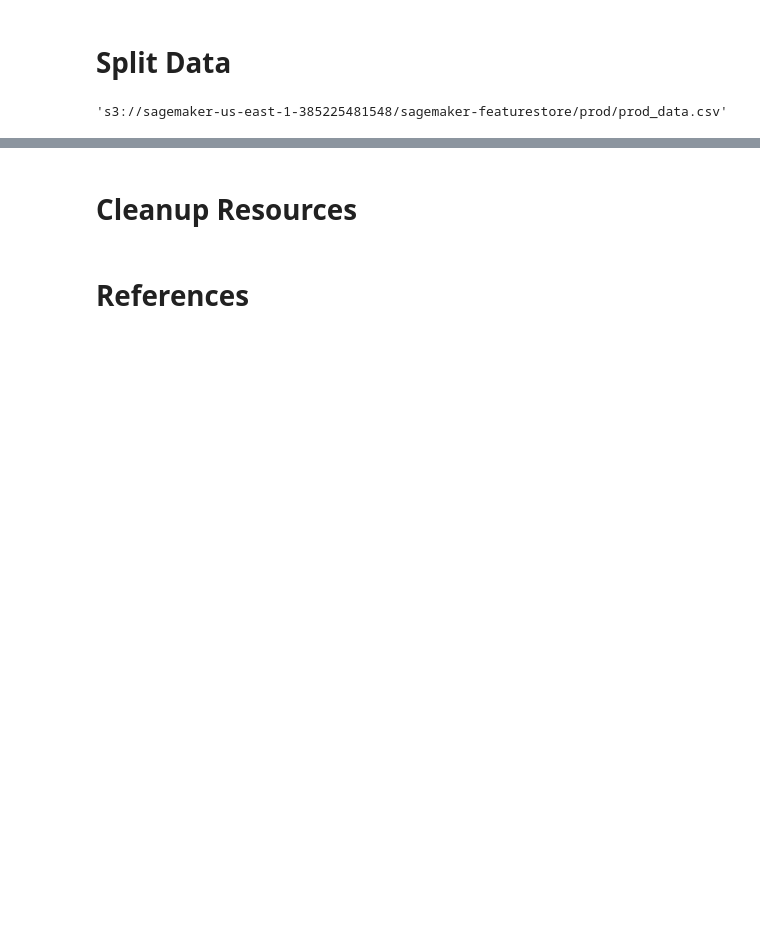
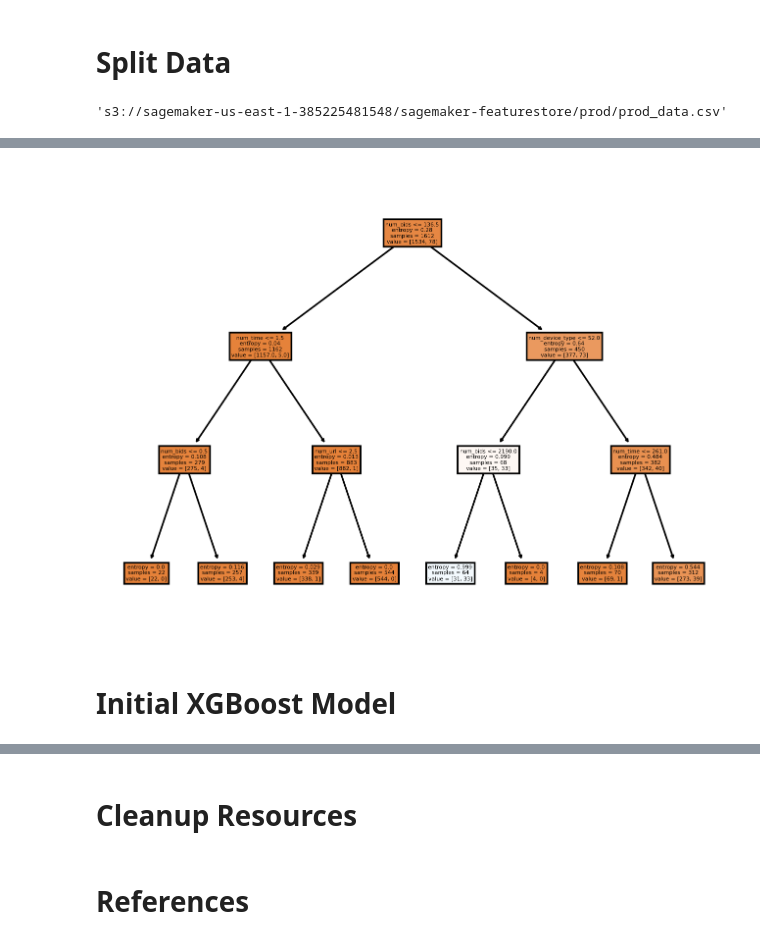
Before and after one commit to carson-edmonds/AAI-540_Final_Project, a Jupyter notebook: Bid_Bot_Classification_AWS.ipynb, the cells around one changed output, grey strips where cells are left out. Saved outputs shown, nothing was run; the diff lists cells and outputs as text; code cells hidden in the pictures; blank space fills up the shorter version.

Commit message:
Benchmark model and evaluation

```diff
--- a/Bid_Bot_Classification_AWS.ipynb
+++ b/Bid_Bot_Classification_AWS.ipynb
@@ -528,0 +539,15 @@ s3_prod_data = f"s3://{bucket}/{prefix}/prod/"
+# %%
+#Create dataframes for model training
+train_df = pd.read_csv(s3_train_data+"train_data_with_header.csv")
+val_df = pd.read_csv(s3_val_data+"validation_data_with_header.csv")
+# %%
+#Build basic decision tree and predict on the validation set
+#Evaluate the model
+clf = tree.DecisionTreeClassifier(max_depth=3, criterion='entropy')
+clf.fit(train_df.drop(columns=["outcome"]), train_df["outcome"])
+pred_val = clf.predict(val_df.drop(columns=["outcome"]))
+
+fpr, tpr, thresholds = metrics.roc_curve(val_df['outcome'],pred_val)
+
+print("The AUC score for the decision tree model is: ", metrics.auc(fpr, tpr))
+print(metrics.classification_report(val_df['outcome'],pred_val))
@@ -528,0 +564,10 @@ s3_prod_data = f"s3://{bucket}/{prefix}/prod/"
+# %%
+#Visualizing the Tree
+plt.rcParams['figure.dpi'] = 250
+f_names=list(train_df.drop(columns=["outcome"]).columns)
+tree.plot_tree(clf, filled=True, feature_names=f_names)
+plt.show()
+# %% [output]
+[figure, added]
+# %% [markdown]
+# Initial XGBoost Model
```
Also changed, not shown: parts of 52 cells of this notebook.
